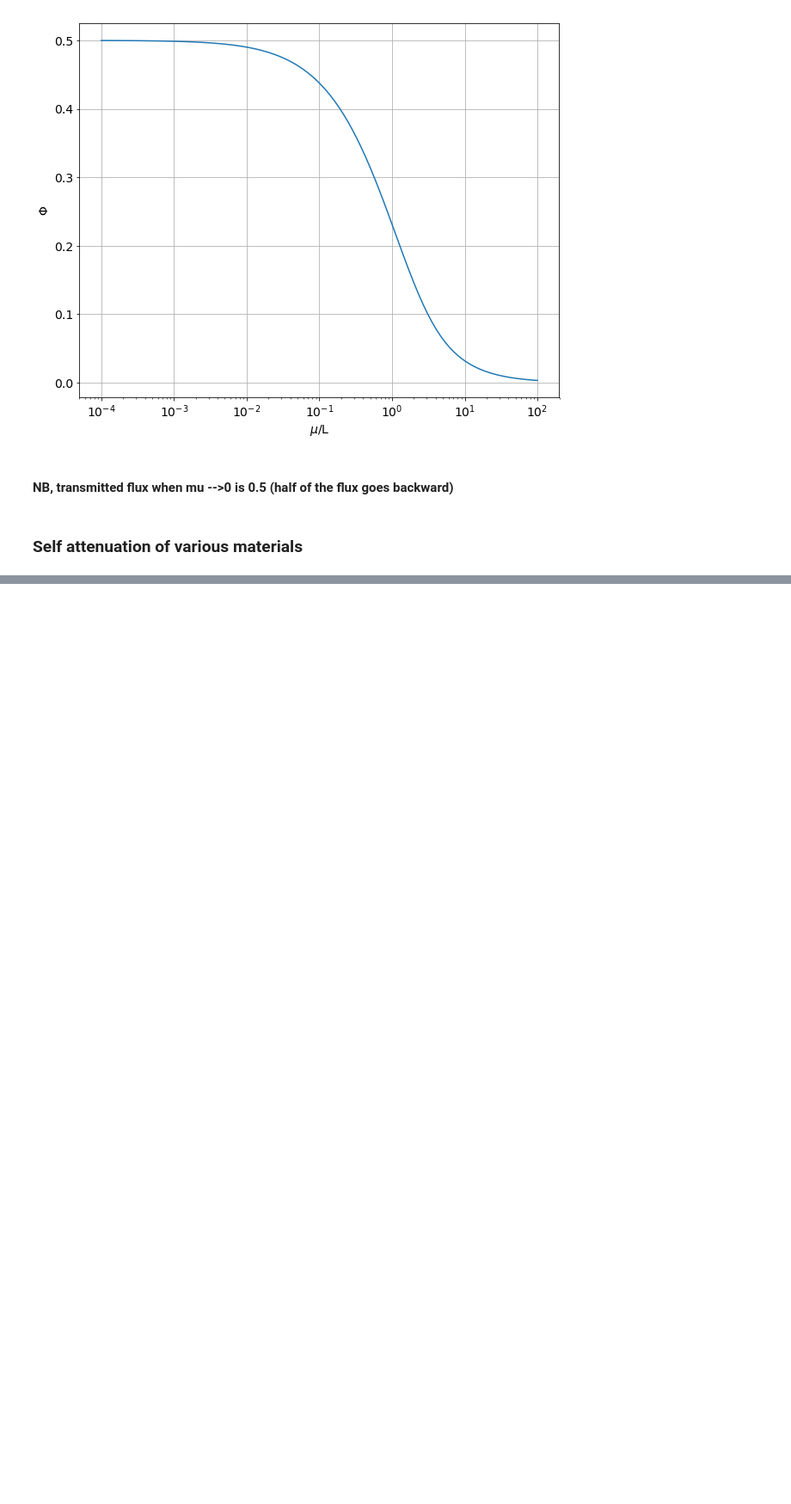
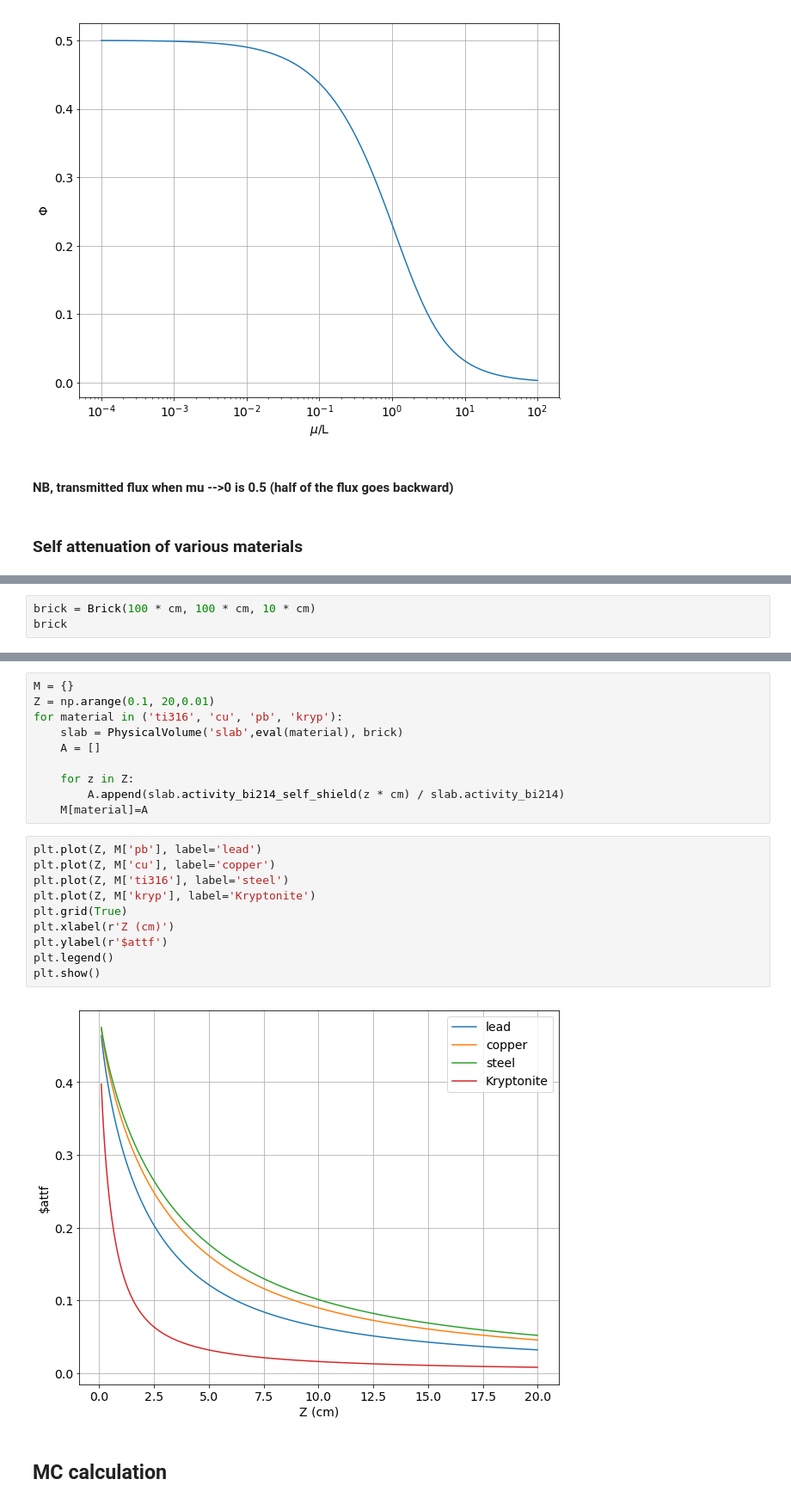
Before and after one commit to jjgomezcadenas/PYNEXT, a Jupyter notebook: nb/AttenuationFactor.ipynb, the cells around one changed output, grey strips where cells are left out. Shown: that part at 86% size. Cells and saved outputs as stored; diff of their text form; blank space fills up the shorter version.

```diff
--- a/nb/AttenuationFactor.ipynb
+++ b/nb/AttenuationFactor.ipynb
@@ -123,0 +120,3 @@ ti316.surface_activity(z=0.1, isotope='Bi214') / (Bq/cm2)
+# %%
+brick = Brick(100 * cm, 100 * cm, 10 * cm)
+brick
@@ -123,0 +158,24 @@ ti316.surface_activity(z=0.1, isotope='Bi214') / (Bq/cm2)
+# %%
+M = {}
+Z = np.arange(0.1, 20,0.01)
+for material in ('ti316', 'cu', 'pb', 'kryp'):
+    slab = PhysicalVolume('slab',eval(material), brick)
+    A = []
+
+    for z in Z:
+        A.append(slab.activity_bi214_self_shield(z * cm) / slab.activity_bi214)
+    M[material]=A
+# %%
+plt.plot(Z, M['pb'], label='lead')
+plt.plot(Z, M['cu'], label='copper')
+plt.plot(Z, M['ti316'], label='steel')
+plt.plot(Z, M['kryp'], label='Kryptonite')
+plt.grid(True)
+plt.xlabel(r'Z (cm)')
+plt.ylabel(r'$attf')
+plt.legend()
+plt.show()
+# %% [output]
+[figure, added]
+# %% [markdown]
+## MC calculation
```
Also changed, not shown: parts of 16 cells of this notebook, 4 other files.
